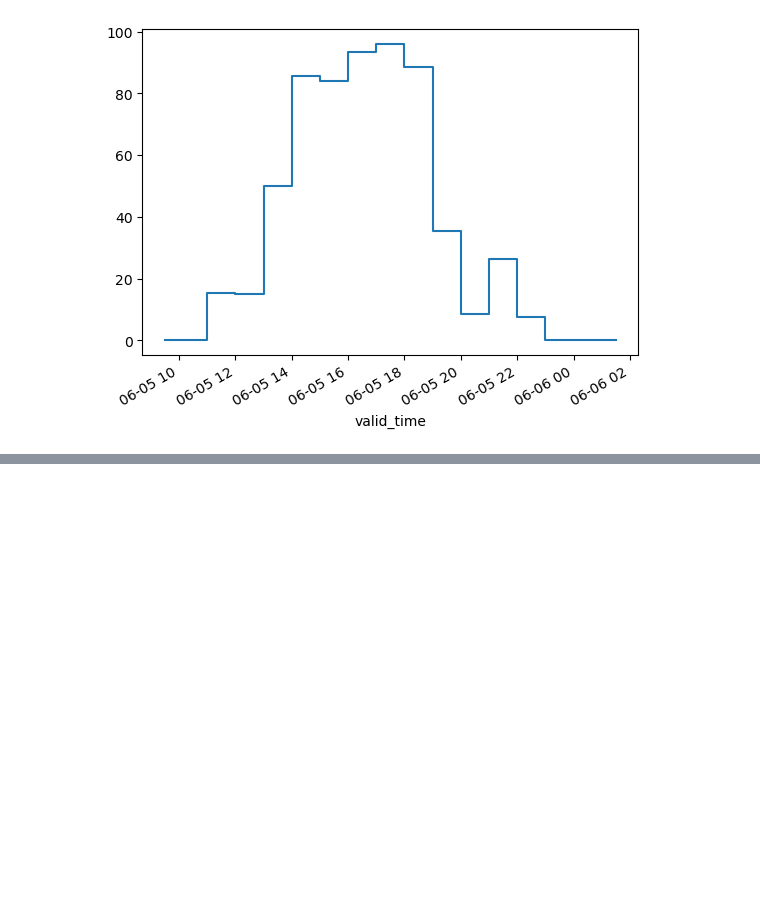
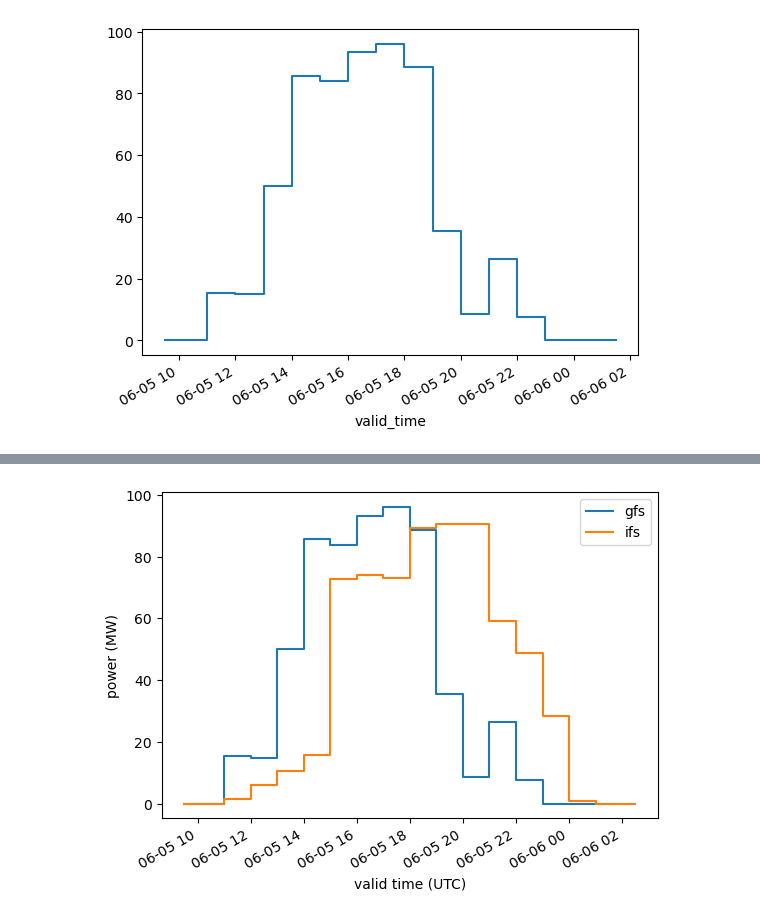
Before and after one commit to williamhobbs/energy-forecasting-tools, a Jupyter notebook: solar_example.ipynb, the cells around one changed output, grey strips where cells are left out. Cells and saved outputs as stored; diff of their text form; code cells hidden in the pictures; blank space fills up the shorter version.

```diff
--- a/solar_example.ipynb
+++ b/solar_example.ipynb
@@ -32,7 +46,7 @@ max_tracker_angle = 60
 # %%
 # get an intra-day forecast based on NOAA GFS
 init_date = '2024-06-05 6:00'
-resource_data = get_solar_forecast(
+resource_data_gfs = get_solar_forecast(
     latitude,
     longitude,
     init_date,
@@ -40,5 +54,6 @@ resource_data = get_solar_forecast(
     lead_time_hours=3, # forecast starts 3 hours out from the init_date
     model='gfs',
 )
+resource_data_gfs['albedo'] = 0.2 # set a value for albedo
 # %% [output]
 ✅ Found ┊ model=gfs ┊ product=pgrb2.0p25 ┊ 2024-Jun-05 06:00 UTC F03 ┊ GRIB2 @ aws ┊ IDX @ aws
@@ -72,7 +93,7 @@ resource_data.head()
 # %%
 # model power using the forecasted resource data
-power_ac_forecast, resource_data_updated = model_pv_power(
-    resource_data=resource_data,
+power_ac_forecast_gfs, resource_data_gfs_updated = model_pv_power(
+    resource_data=resource_data_gfs,
     latitude=latitude,
     longitude=longitude,
     mount_type=mount_type,
@@ -91,3 +112,15 @@ power_ac_forecast.plot(drawstyle='steps-mid')
 # %% [output]
 <Axes: xlabel='valid_time'>
 [figure]
+# %%
+# get an intra-day forecast based on ECMWF IFS
+init_date = '2024-06-05 6:00'
+resource_data_ifs = get_solar_forecast(
+    latitude,
+    longitude,
+    init_date,
+    length_hours=18, # 18 hours are included in the forecast
+    lead_time_hours=3, # forecast starts 3 hours out from the init_date
+    model='ifs',
+)
+resource_data_ifs['albedo'] = 0.2 # set a value for albedo
@@ -93,0 +142,26 @@ power_ac_forecast.plot(drawstyle='steps-mid')
+# %%
+# model power using the forecasted resource data
+power_ac_forecast_ifs, resource_data_ifs_updated = model_pv_power(
+    resource_data=resource_data_ifs,
+    latitude=latitude,
+    longitude=longitude,
+    mount_type=mount_type,
+    gcr=gcr,
+    nameplate_dc=nameplate_dc,
+    nameplate_ac=nameplate_ac,
+    dc_loss_fraction=dc_loss_fraction,
+    gamma_pdc=gamma_pdc,
+    shade_loss_model=shade_loss_model,
+    backtrack=backtrack,
+    max_tracker_angle=max_tracker_angle,
+)
+# %%
+# plot the result
+power_ac_forecast_gfs.plot(drawstyle='steps-mid', label='gfs')
+power_ac_forecast_ifs.plot(drawstyle='steps-mid', label='ifs')
+plt.legend()
+plt.ylabel('power (MW)')
+plt.xlabel('valid time (UTC)')
+plt.show()
+# %% [output]
+[figure, added]
```
Also changed, not shown: parts of 7 cells of this notebook.
